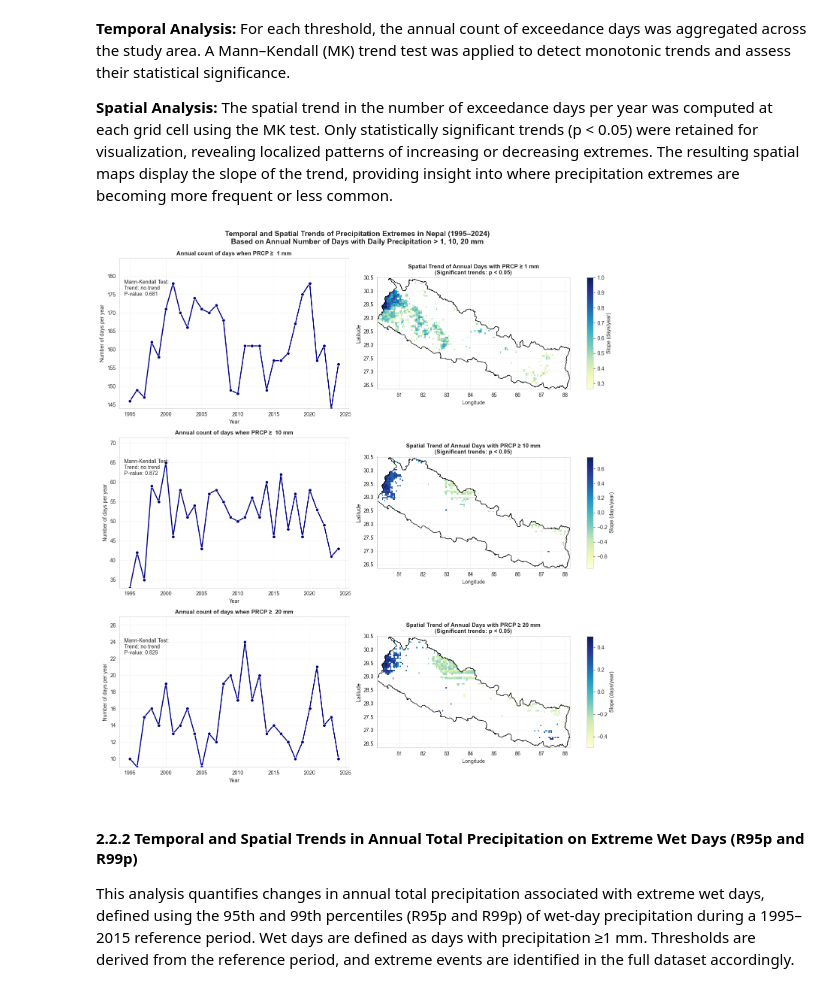
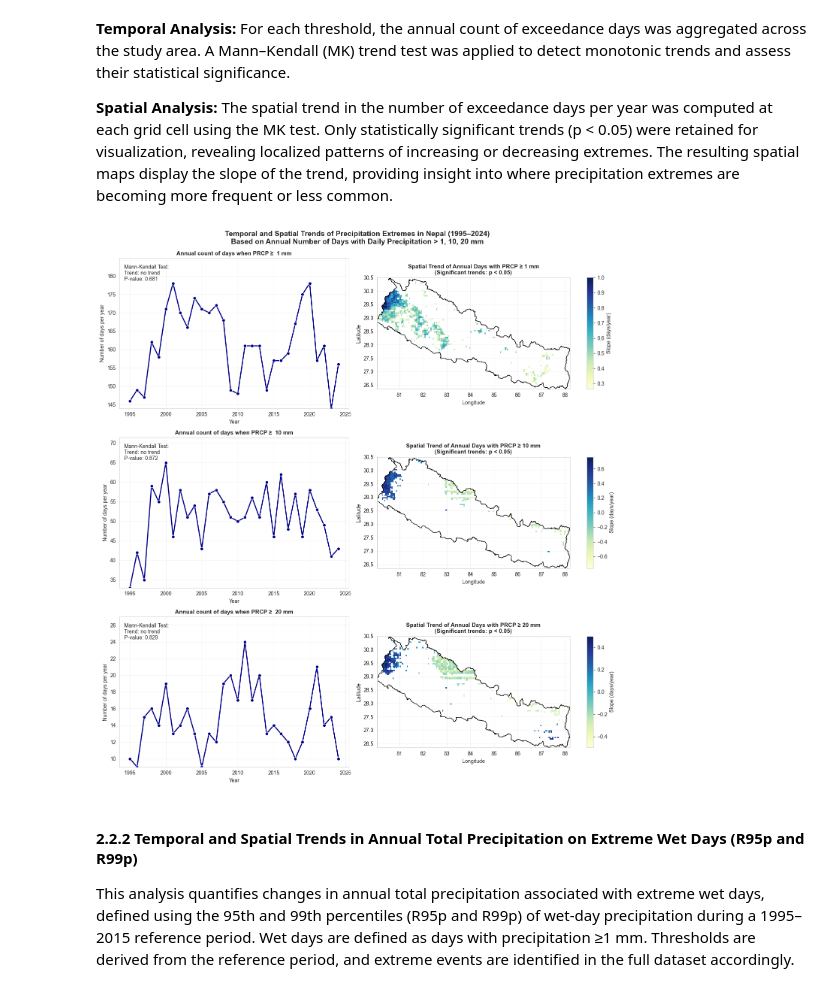
Before and after one commit to pratistha-katwal/Precipitation_Data_Analysis, a Jupyter notebook: Project_Precipitation_Data_Analysis.ipynb, the cells around one changed output. Cells and saved outputs as stored; diff of their text form; code cells hidden in the pictures.

```diff
--- a/Project_Precipitation_Data_Analysis.ipynb
+++ b/Project_Precipitation_Data_Analysis.ipynb
@@ -246,7 +253,7 @@ for i, rmm in enumerate(Rmm):
     text = f"Mann-Kendall Test:\nTrend: {trend}\nP-value: {p_value:.3f}"
     if p_value < 0.05:
         text += "\n*Significant at 95% level"
-    ax[2 * i].text(0.02, 0.75, text, transform=ax[2 * i].transAxes, fontsize=10)
+    ax[2 * i].text(0.02, 0.85, text, transform=ax[2 * i].transAxes, fontsize=10)
 
     ymin = df_yearlysum['tp'].min()
     ymax = df_yearlysum['tp'].max()
@@ -272,34 +279,34 @@ for i, rmm in enumerate(Rmm):
 
     slope_da = xr.DataArray(slope_array, coords=[lat, lon], dims=['lat', 'lon'])
     p_da = xr.DataArray(p_array, coords=[lat, lon], dims=['lat', 'lon'])
     masked_slope_da = slope_da.where(p_da < 0.05)
 
     img = masked_slope_da.plot(cmap='YlGnBu', ax=ax[2 * i + 1], add_colorbar=False)
     divider = make_axes_locatable(ax[2 * i + 1])
     cax = divider.append_axes('right', size='3%', pad=0.1)
     cbar = plt.colorbar(img, cax=cax)
     cbar.set_label('Slope (days/year)')
 
     ax[2 * i + 1].set_title(f"Spatial Trend of Annual Days with PRCP ≥ {rmm} mm\n(Significant trends: p < 0.05)", fontsize=11, fontweight='bold')
     ax[2 * i + 1].set_xlabel('Longitude')
     ax[2 * i + 1].set_ylabel('Latitude')
     ax[2 * i + 1].grid(True, alpha=0.25)
 
     gdf.boundary.plot(ax=ax[2 * i + 1], edgecolor='black', linewidth=1)
 
 
 plt.suptitle(
     "Temporal and Spatial Trends of Precipitation Extremes in Nepal (1995–2024)\n"
     "Based on Annual Number of Days with Daily Precipitation > 1, 10, 20 mm", fontsize=14, fontweight='bold',
     y=0.99
 )
 
 plt.tight_layout()
 plt.savefig("Charts/Rmm_precip_trend.png", dpi=300)
 plt.show()
 plt.close()
 # %% [output]
-[figure, old version]
+[figure, new version]
 # %% [markdown]
 #### 2.2.2 Temporal and Spatial Trends in Annual Total Precipitation on Extreme Wet Days (R95p and R99p)
 This analysis quantifies changes in annual total precipitation associated with extreme wet days, defined using the 95th and 99th percentiles (R95p and R99p) of wet-day precipitation during a 1995–2015 reference period. Wet days are defined as days with precipitation ≥1 mm. Thresholds are derived from the reference period, and extreme events are identified in the full dataset accordingly.
```
Also changed, not shown: parts of 5 cells of this notebook.
